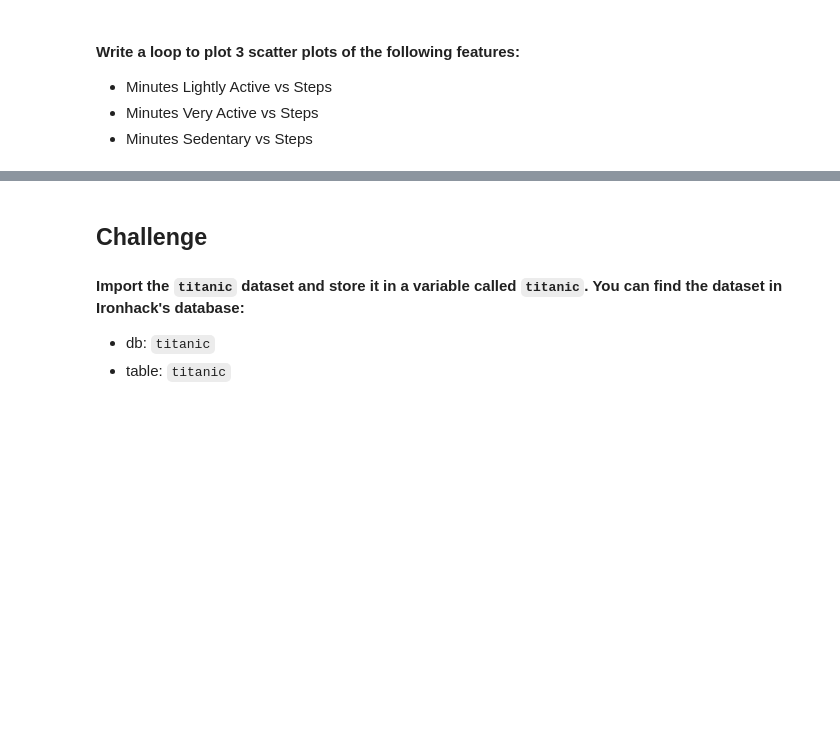
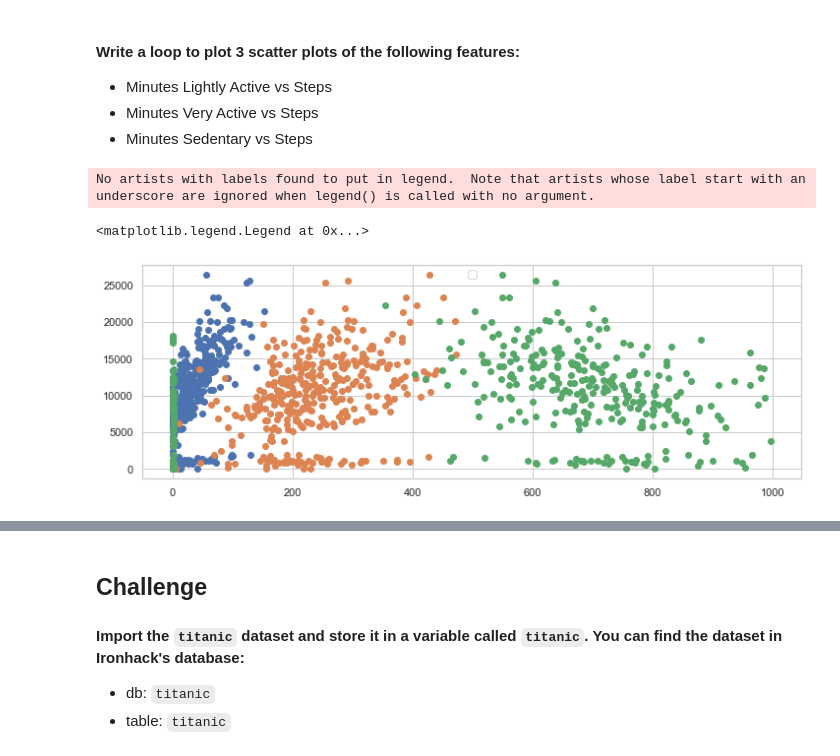
Before and after one commit to Ironhack-Data-Madrid-Enero-2022/lab-matplotlib-seaborn, a Jupyter notebook: your-code/main.ipynb, the cells around one changed output, grey strips where cells are left out. Cells and saved outputs as stored; diff of their text form; code cells hidden in the pictures; blank space fills up the shorter version.

```diff
--- a/your-code/main.ipynb
+++ b/your-code/main.ipynb
@@ -41,3 +131,14 @@ How the average number of steps change by month. Use the appropriate visualizati
 * Minutes Sedentary vs Steps
 # %%
 # your code here
+# %%
+lightly_active,very_active,sedentary,steps = [l for l in ft.minutes_lightly_active],[v for v in ft.minutes_very_active], [s for s in ft.minutes_sedentary],[d for d in ft.steps]
+# %%
+plt.scatter(very_active,steps)
+plt.scatter(lightly_active,steps)
+plt.scatter(sedentary,steps)
+plt.legend( loc='upper center', ncol=3)
+# %% [output]
+No artists with labels found to put in legend.  Note that artists whose label start with an underscore are ignored when legend() is called with no argument.
+<matplotlib.legend.Legend at 0x...>
+[figure, added]
```
Also changed, not shown: parts of 27 cells of this notebook.
